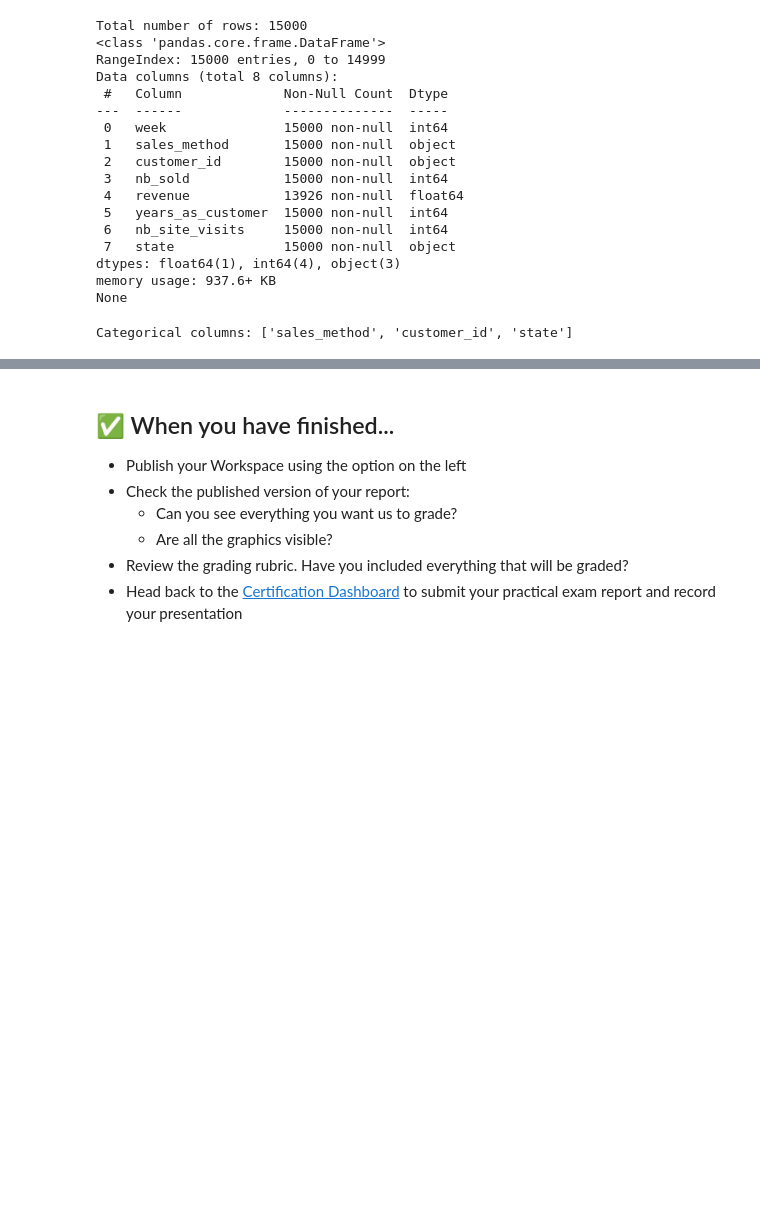
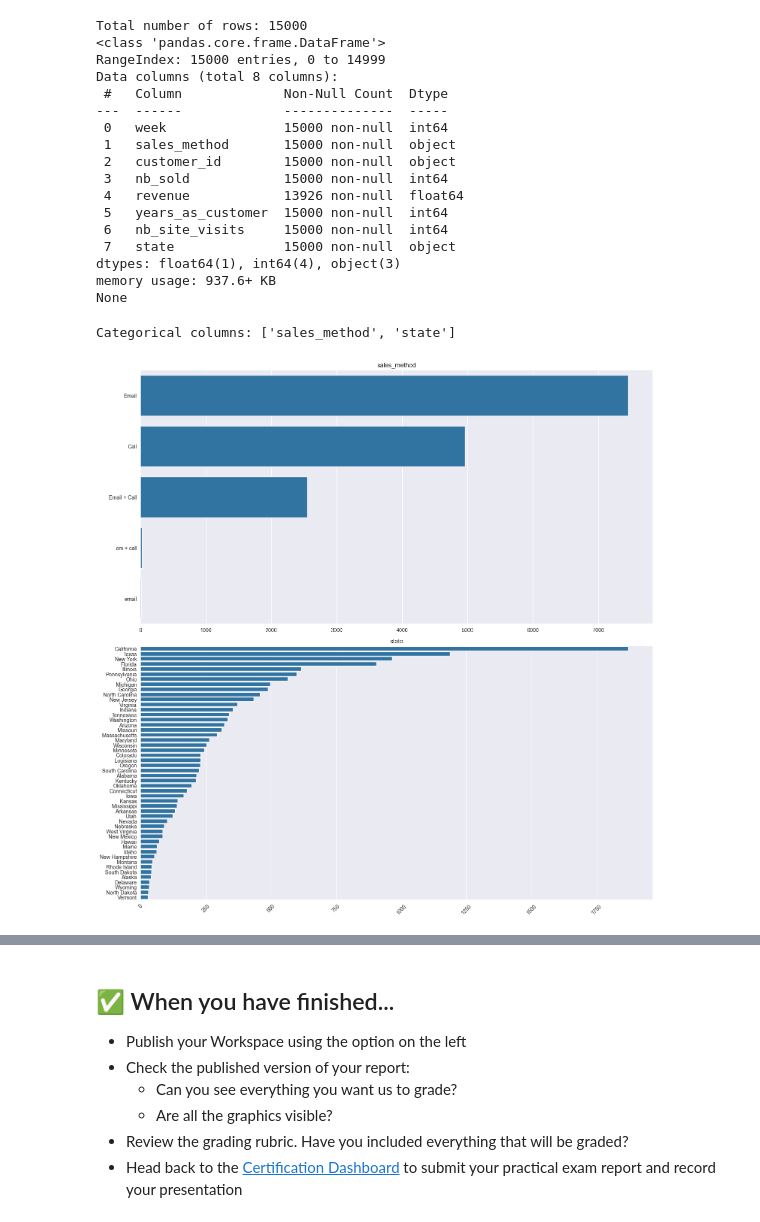
Before and after one commit to miniloda/DataCamp-Data-Analysis-Practical-Exam, a Jupyter notebook: notebook.ipynb, the cells around one changed output, grey strips where cells are left out. Saved outputs shown, nothing was run; the diff lists cells and outputs as text; code cells hidden in the pictures; blank space fills up the shorter version.

```diff
--- a/notebook.ipynb
+++ b/notebook.ipynb
@@ -76,17 +76,22 @@ Data columns (total 8 columns):
 dtypes: float64(1), int64(4), object(3)
 memory usage: 937.6+ KB
 None
-# %%
-# print categorical columns
-cat_cols = df.select_dtypes(include=['object']).columns.tolist()
-print('Categorical columns:', cat_cols)
-fig, ax = plt.subplots(1, len(cat_cols), figsize=(15,15))
-for i, col in enumerate(cat_cols):
-    sns.countplot(x=col, data=df, ax=ax[i])
-    ax[i].set_title(col)
-    ax[i].set_xlabel('')
-    ax[i].set_ylabel('')
-    plt.xticks(rotation=45)
-    plt.tight_layout()
-# %% [output]
-Categorical columns: ['sales_method', 'customer_id', 'state']
+# %%
+# print categorical columns
+cat_cols = df.select_dtypes(include=['object']).columns.tolist()
+cat_cols.remove('customer_id')
+print('Categorical columns:', cat_cols)
+
+fig, axs = plt.subplots(len(cat_cols), figsize=(15,15))
+
+# Iterate over the categorical columns and plot countplots
+for i, col in enumerate(cat_cols):
+    sns.countplot(y=col, data=df, ax=axs[i], order = df[col].value_counts().index)
+    axs[i].set_title(col)
+    axs[i].set_xlabel('')
+    axs[i].set_ylabel('')
+    plt.xticks(rotation=45)
+    plt.tight_layout()
+# %% [output]
+Categorical columns: ['sales_method', 'state']
+[figure, added]
```
Also changed, not shown: parts of 5 cells of this notebook.
